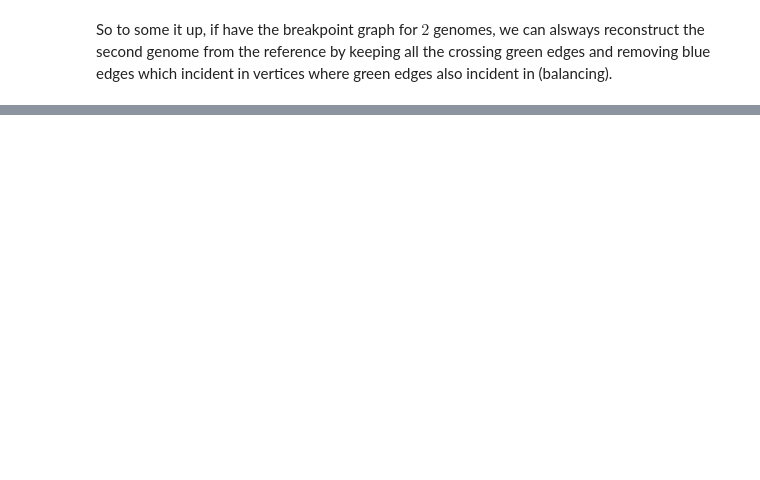
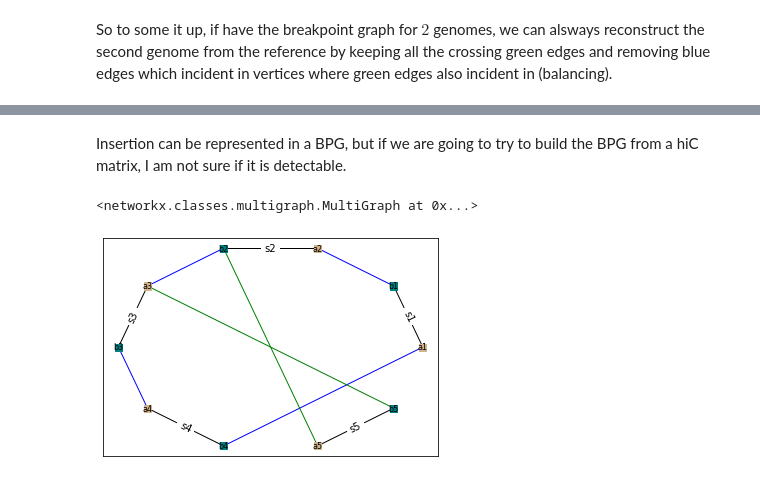
Before and after one commit to zelhar/mg21, a Jupyter notebook: hic/scratchpad.ipynb, the cells around one changed output, grey strips where cells are left out. Cells and saved outputs as stored; diff of their text form; code cells hidden in the pictures; blank space fills up the shorter version.

```diff
--- a/hic/scratchpad.ipynb
+++ b/hic/scratchpad.ipynb
@@ -133,0 +228,7 @@ crossing green edges and removing blue edges which incident in vertices where gr
+# %% [markdown]
+Insertion can be represented in a BPG, but if we are going to try to build the BPG from a hiC matrix, I am not sure if it is detectable.
+# %%
+createBPG([1,2,5,3,4], [1,2,3,4])
+# %% [output]
+<networkx.classes.multigraph.MultiGraph at 0x...>
+[figure, added]
```
Also changed, not shown: parts of 14 cells of this notebook, 3 other files.
